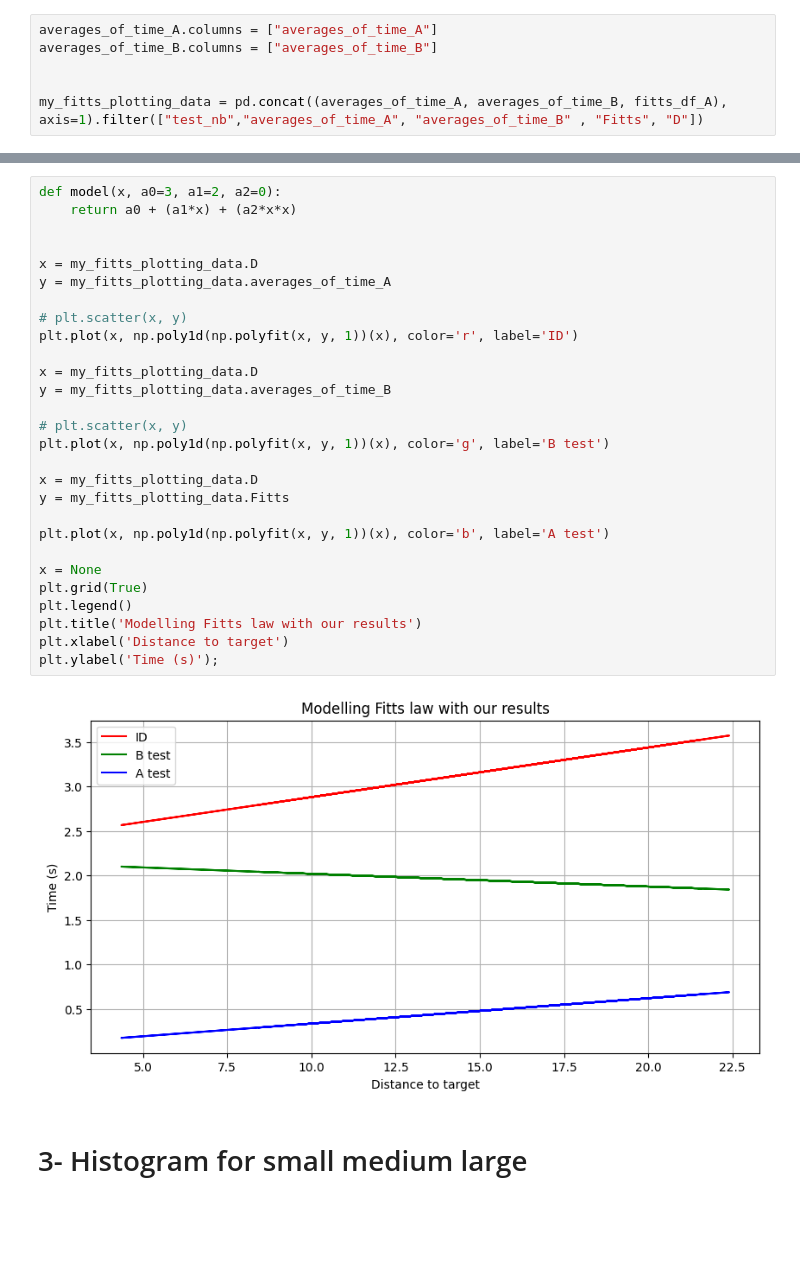
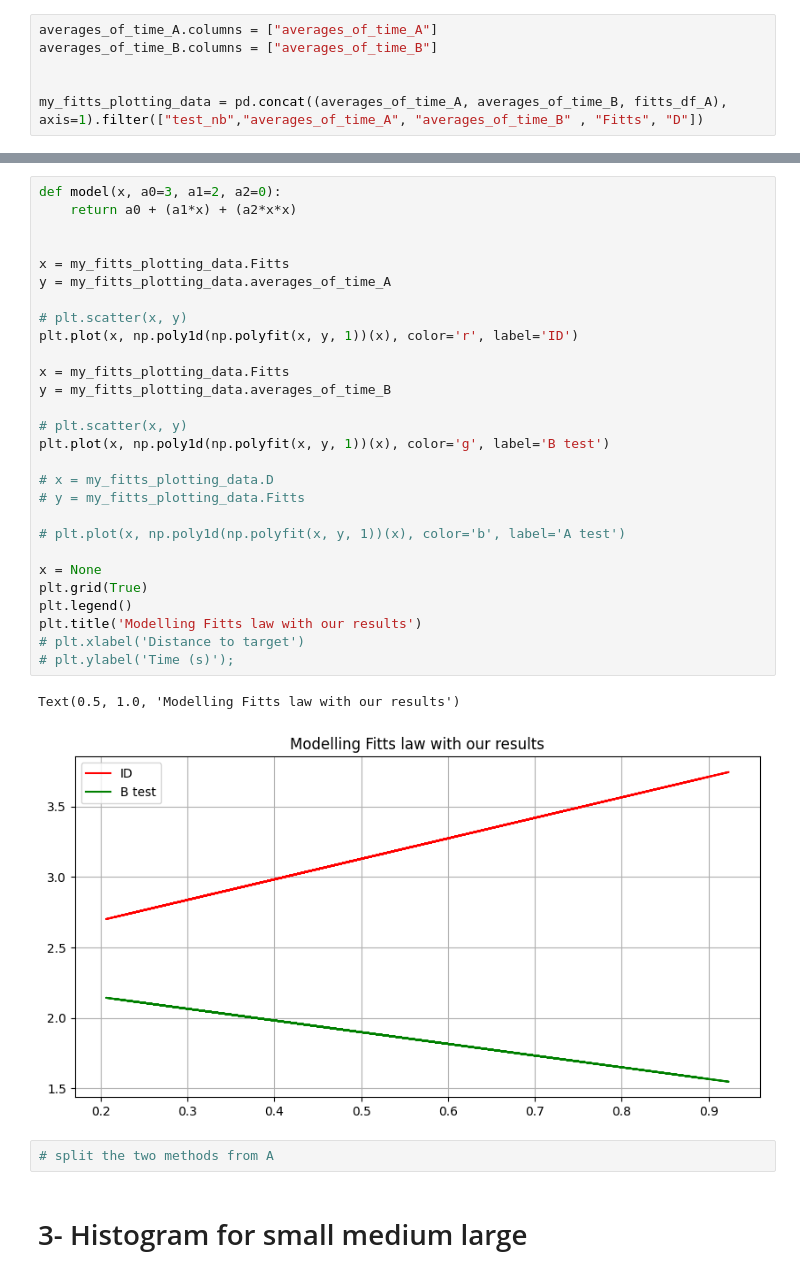
Before and after one commit to hayach2/HCI_TrackPad, a Jupyter notebook: src/dependencies/user_experience/analysis.ipynb, the cells around one changed output, grey strips where cells are left out. Drawn from its saved outputs; the diff is of its cells as text; blank space fills up the shorter version.

```diff
--- a/src/dependencies/user_experience/analysis.ipynb
+++ b/src/dependencies/user_experience/analysis.ipynb
@@ -314,33 +316,36 @@ plt.ylabel('Movement Time (MT)');
 # %%
 def model(x, a0=3, a1=2, a2=0):
     return a0 + (a1*x) + (a2*x*x)
 
 
-x = my_fitts_plotting_data.D
+x = my_fitts_plotting_data.Fitts
 y = my_fitts_plotting_data.averages_of_time_A
 
 # plt.scatter(x, y)
 plt.plot(x, np.poly1d(np.polyfit(x, y, 1))(x), color='r', label='ID')
 
-x = my_fitts_plotting_data.D
+x = my_fitts_plotting_data.Fitts
 y = my_fitts_plotting_data.averages_of_time_B
 
 # plt.scatter(x, y)
 plt.plot(x, np.poly1d(np.polyfit(x, y, 1))(x), color='g', label='B test')
 
-x = my_fitts_plotting_data.D
-y = my_fitts_plotting_data.Fitts
+# x = my_fitts_plotting_data.D
+# y = my_fitts_plotting_data.Fitts
 
-plt.plot(x, np.poly1d(np.polyfit(x, y, 1))(x), color='b', label='A test')
+# plt.plot(x, np.poly1d(np.polyfit(x, y, 1))(x), color='b', label='A test')
 
 x = None
 plt.grid(True)
 plt.legend()
 plt.title('Modelling Fitts law with our results')
-plt.xlabel('Distance to target')
-plt.ylabel('Time (s)');
+# plt.xlabel('Distance to target')
+# plt.ylabel('Time (s)');
 # %% [output]
+Text(0.5, 1.0, 'Modelling Fitts law with our results')
-[figure, old version]
+[figure, new version]
+# %%
+# split the two methods from A
 # %% [markdown]
 # 3- Histogram for small medium large
 # %% [markdown]
```
Also changed, not shown: parts of 14 cells of this notebook, 6 other files.
